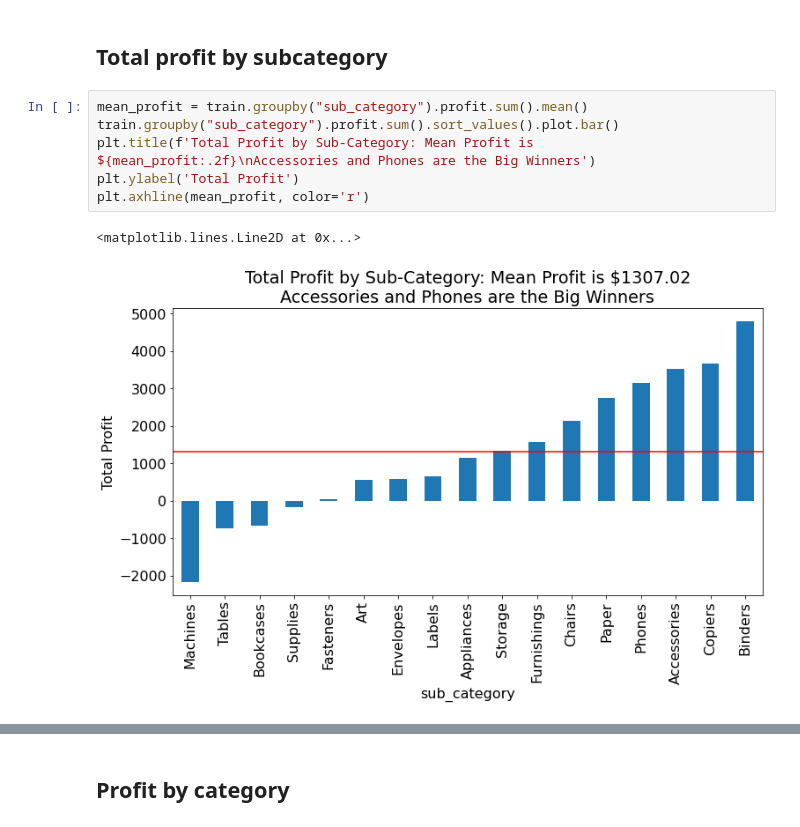
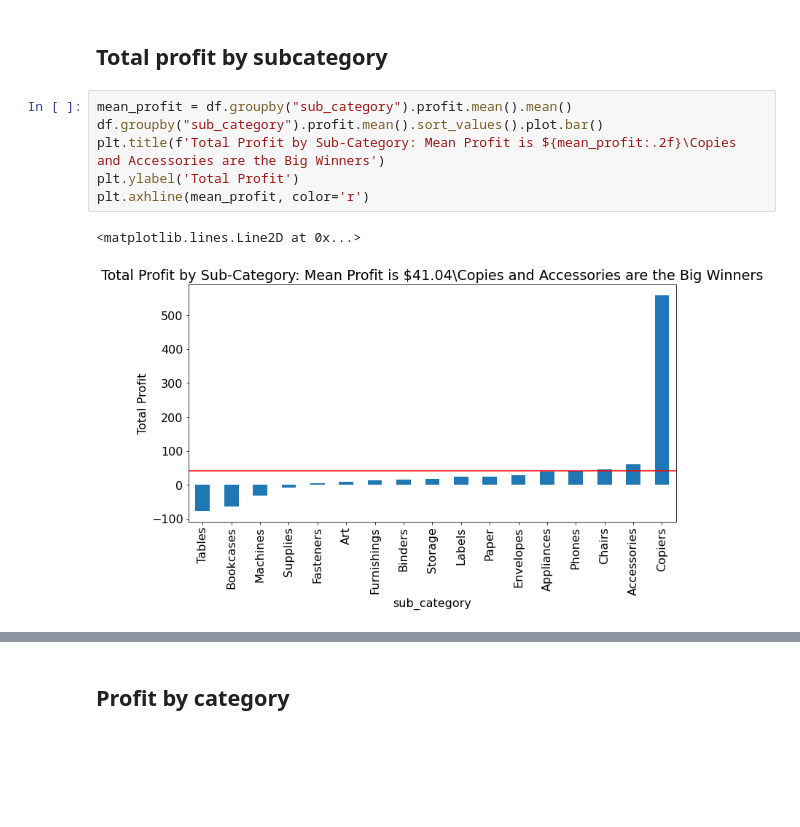
Before and after one commit to superstore-stephen-jesse/superstor-time-series-project, a Jupyter notebook: explore_jesse.ipynb, the cells around one changed output, grey strips where cells are left out. Cells and saved outputs as stored; diff of their text form; blank space fills up the shorter version.

```diff
--- a/explore_jesse.ipynb
+++ b/explore_jesse.ipynb
@@ -41,11 +41,11 @@ test = df.loc['2017']
 # %% [markdown]
 ## Total profit by subcategory
 # %%
-mean_profit = train.groupby("sub_category").profit.sum().mean()
-train.groupby("sub_category").profit.sum().sort_values().plot.bar()
-plt.title(f'Total Profit by Sub-Category: Mean Profit is ${mean_profit:.2f}\nAccessories and Phones are the Big Winners')
+mean_profit = df.groupby("sub_category").profit.mean().mean()
+df.groupby("sub_category").profit.mean().sort_values().plot.bar()
+plt.title(f'Total Profit by Sub-Category: Mean Profit is ${mean_profit:.2f}\Copies and Accessories are the Big Winners')
 plt.ylabel('Total Profit')
 plt.axhline(mean_profit, color='r')
 # %% [output]
 <matplotlib.lines.Line2D at 0x...>
-[figure, old version]
+[figure, new version]
```
Also changed, not shown: parts of 15 cells of this notebook, 1 other file.
